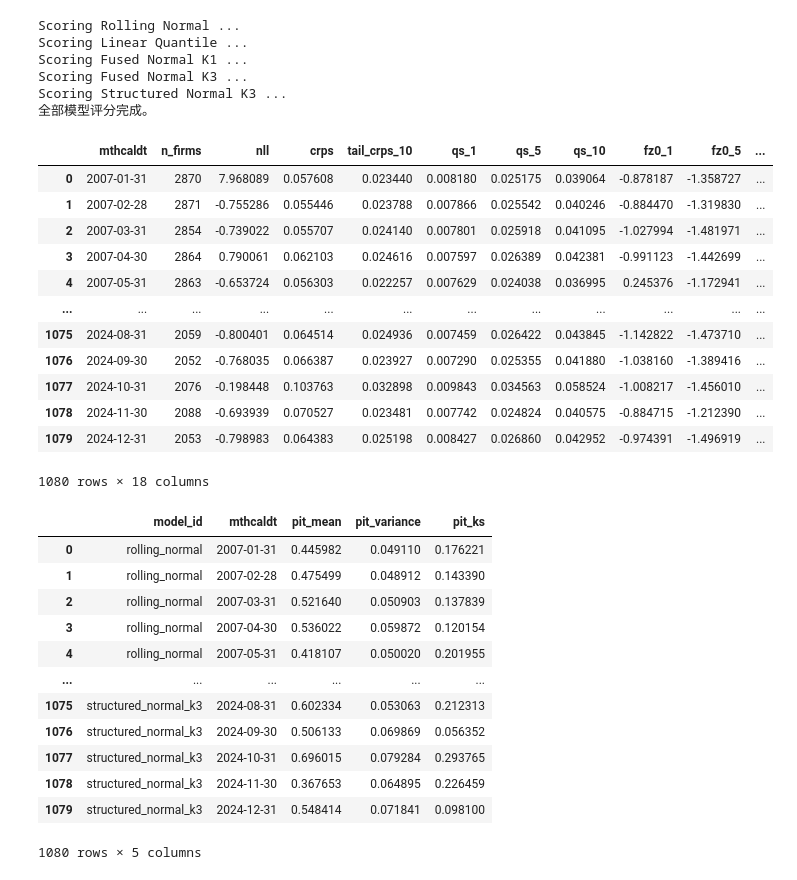
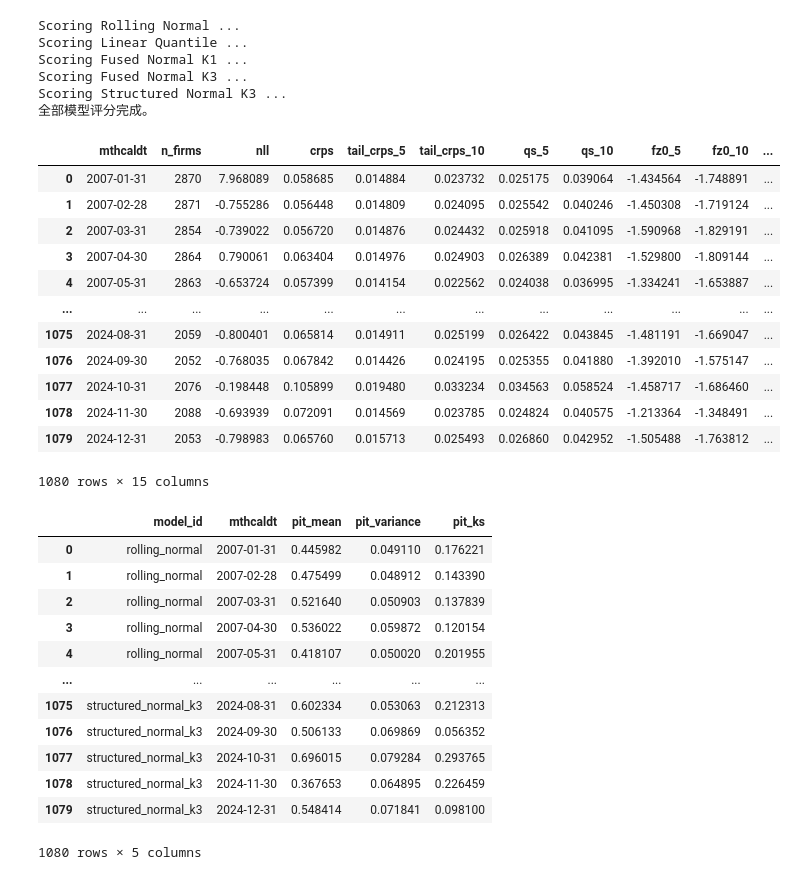
Before and after one commit to damonuc/PricingTailRisk_MDN, a Jupyter notebook: 3Compare_model.ipynb, the cells around one changed output. Saved outputs shown, nothing was run; the diff lists cells and outputs as text; code cells hidden in the pictures.

```diff
--- a/3Compare_model.ipynb
+++ b/3Compare_model.ipynb
@@ -294,16 +321,21 @@ def score_quantile_grid(y, quantiles):
     full_levels = np.r_[0.0, quantile_levels, 1.0]
     full_quantiles = np.column_stack([quantiles[:, 0], quantiles, quantiles[:, -1]])
     crps = 2.0 * trapezoid(pinball_loss(y, full_levels, full_quantiles), full_levels, axis=1)
+    scores = {"crps": crps}
 
-    tail_mask = quantile_levels <= tail_alpha
-    tail_levels = np.r_[0.0, quantile_levels[tail_mask]]
-    tail_quantiles = np.column_stack([quantiles[:, 0], quantiles[:, tail_mask]])
-    tail_crps = 2.0 * trapezoid(pinball_loss(y, tail_levels, tail_quantiles), tail_levels, axis=1) / tail_alpha
+    for alpha in tail_alpha:
+        tail_mask = quantile_levels <= alpha
+        tail_levels = np.r_[0.0, quantile_levels[tail_mask]]
+        tail_quantiles = np.column_stack([
+            quantiles[:, 0], quantiles[:, tail_mask]
+        ])
+        tail_crps = 2.0 * trapezoid(pinball_loss(y, tail_levels, tail_quantiles),tail_levels, axis=1,) / alpha
+        scores[f"tail_crps_{alpha_suffix[alpha]}"] = tail_crps
 
-    scores = {"crps": crps, "tail_crps_10": tail_crps}
     for alpha in alphas:
         position = np.flatnonzero(np.isclose(quantile_levels, alpha))[0]
-        scores[f"qs_{alpha_suffix[alpha]}"] = 2.0 * pinball_loss(y, np.array([alpha]), quantiles[:, [position]])[:, 0]
+        qs = 2.0 * pinball_loss(y, np.array([alpha]), quantiles[:, [position]])[:, 0]
+        scores[f"qs_{alpha_suffix[alpha]}"] = qs
     return scores
 
 
@@ -348,8 +380,8 @@ def mixture_quantiles(levels, pi, mu, sigma):
     return 0.5 * (lower + upper)
 
 
-def fz0_score(y, q, es_loss, alpha, common_valid):
-    e = -np.asarray(es_loss, dtype=float)
+def fz0_score(y, q, es_return, alpha, common_valid):
+    e = np.asarray(es_return, dtype=float)
     score = np.full(len(y), np.nan)
     hit = (y <= q).astype(float)
     score[common_valid] = (
@@ -379,7 +411,7 @@ def load_model(model_id):
     frame = pd.read_parquet(files, columns=columns)
     frame["mthcaldt"] = pd.to_datetime(frame["mthcaldt"])
 
-    return frame.reset_index()
+    return frame.set_index(key_cols).reindex(common_index).reset_index()
 
 
 def score_model(model_id):
@@ -441,18 +473,28 @@ def score_model(model_id):
     for alpha in alphas:
         suffix = alpha_suffix[alpha]
         q = frame[f"var_{suffix}"].to_numpy(dtype=float)
-        es_loss = frame[f"es_{suffix}"].to_numpy(dtype=float)
+        es_return = frame[f"es_{suffix}"].to_numpy(dtype=float)
         output[f"coverage_{suffix}"] = (y <= q).astype(float)
-        output[f"fz0_{suffix}"] = fz0_score(y, q, es_loss, alpha, fz_common_masks[alpha])
+        output[f"fz0_{suffix}"] = fz0_score(y, q, es_return, alpha, fz_common_masks[alpha])
 
     return output, {"model_id": model_id, **quantile_differences}
 # %%
 # ==========================================
 # 6. 逐个模型评分，并立即聚合到月度层
 # ==========================================
-loss_columns = ["nll", "crps", "tail_crps_10", "qs_1", "qs_5", "qs_10", "fz0_1", "fz0_5", "fz0_10"]
-coverage_columns = ["coverage_1", "coverage_5", "coverage_10"]
+# 基础静态列
+loss_columns = ["nll", "crps"]
+# 动态扩展各个指标基于 alpha 的列
+loss_columns += [f"tail_crps_{alpha_suffix[a]}" for a in alphas]
+loss_columns += [f"qs_{alpha_suffix[a]}" for a in alphas]
+loss_columns += [f"fz0_{alpha_suffix[a]}" for a in alphas]
+
+coverage_columns = [f"coverage_{alpha_suffix[a]}" for a in alphas]
+fz0_columns = [f"fz0_{alpha_suffix[a]}" for a in alphas]
 monthly_parts, pit_parts, pit_hist_parts, quantile_checks = [], [], [], []
+
+# model_order=["structured_normal_k3"]
+
 
 for model_id in model_order:
     print(f"Scoring {model_labels[model_id]} ...")
@@ -462,7 +504,7 @@ for model_id in model_order:
     monthly = row_scores.groupby("mthcaldt", as_index=False).agg(
         n_firms=("permno", "size"),
         **{column: (column, "mean") for column in loss_columns + coverage_columns},
-        **{f"n_{column}": (column, "count") for column in ["fz0_1", "fz0_5", "fz0_10"]},
+        **{f"n_{column}": (column, "count") for column in fz0_columns},
     )
     monthly["model_id"] = model_id
     monthly_parts.append(monthly)
@@ -481,46 +523,46 @@ for model_id in model_order:
         "model_id": model_id, "pit_bin": np.arange(10), "frequency": month_bins.mean(axis=0).to_numpy(),
     }))
 
     if save_row_scores:
         row_scores.to_parquet(result_dir / f"row_scores_{model_id}_{timestamp}.parquet", index=False)
 
     del row_scores, monthly, month_bins
     gc.collect()
 
 monthly_scores = pd.concat(monthly_parts, ignore_index=True)
 monthly_pit = pd.DataFrame(pit_parts)
 pit_histogram = pd.concat(pit_hist_parts, ignore_index=True)
 quantile_check_table = pd.DataFrame(quantile_checks).set_index("model_id").reindex(model_order)
 
 print("全部模型评分完成。")
 display(monthly_scores)
 display(monthly_pit)
 display(pit_histogram)
 display(quantile_check_table)
 monthly_scores.to_parquet(result_dir / f"monthly_scores_{timestamp}.parquet", index=False)
 monthly_pit.to_parquet(result_dir / f"monthly_pit_{timestamp}.parquet", index=False)
 pit_histogram.to_parquet(result_dir / f"pit_histogram_{timestamp}.parquet", index=False)
 quantile_check_table.reset_index().to_parquet(result_dir / f"quantile_check_table_{timestamp}.parquet", index=False)
 # %% [output]
 Scoring Rolling Normal ...
 Scoring Linear Quantile ...
 Scoring Fused Normal K1 ...
 Scoring Fused Normal K3 ...
 Scoring Structured Normal K3 ...
 全部模型评分完成。
-|  | mthcaldt | n_firms | nll | crps | tail_crps_10 | qs_1 | qs_5 | qs_10 | fz0_1 | fz0_5 | ... |
-| 0 | 2007-01-31 | 2870 | 7.968089 | 0.057608 | 0.023440 | 0.008180 | 0.025175 | 0.039064 | -0.878187 | -1.358727 | ... |
-| 1 | 2007-02-28 | 2871 | -0.755286 | 0.055446 | 0.023788 | 0.007866 | 0.025542 | 0.040246 | -0.884470 | -1.319830 | ... |
-| 2 | 2007-03-31 | 2854 | -0.739022 | 0.055707 | 0.024140 | 0.007801 | 0.025918 | 0.041095 | -1.027994 | -1.481971 | ... |
-| 3 | 2007-04-30 | 2864 | 0.790061 | 0.062103 | 0.024616 | 0.007597 | 0.026389 | 0.042381 | -0.991123 | -1.442699 | ... |
-| 4 | 2007-05-31 | 2863 | -0.653724 | 0.056303 | 0.022257 | 0.007629 | 0.024038 | 0.036995 | 0.245376 | -1.172941 | ... |
+|  | mthcaldt | n_firms | nll | crps | tail_crps_5 | tail_crps_10 | qs_5 | qs_10 | fz0_5 | fz0_10 | ... |
+| 0 | 2007-01-31 | 2870 | 7.968089 | 0.058685 | 0.014884 | 0.023732 | 0.025175 | 0.039064 | -1.434564 | -1.748891 | ... |
+| 1 | 2007-02-28 | 2871 | -0.755286 | 0.056448 | 0.014809 | 0.024095 | 0.025542 | 0.040246 | -1.450308 | -1.719124 | ... |
+| 2 | 2007-03-31 | 2854 | -0.739022 | 0.056720 | 0.014876 | 0.024432 | 0.025918 | 0.041095 | -1.590968 | -1.829191 | ... |
+| 3 | 2007-04-30 | 2864 | 0.790061 | 0.063404 | 0.014976 | 0.024903 | 0.026389 | 0.042381 | -1.529800 | -1.809144 | ... |
+| 4 | 2007-05-31 | 2863 | -0.653724 | 0.057399 | 0.014154 | 0.022562 | 0.024038 | 0.036995 | -1.334241 | -1.653887 | ... |
 | ... | ... | ... | ... | ... | ... | ... | ... | ... | ... | ... | ... |
-| 1075 | 2024-08-31 | 2059 | -0.800401 | 0.064514 | 0.024936 | 0.007459 | 0.026422 | 0.043845 | -1.142822 | -1.473710 | ... |
-| 1076 | 2024-09-30 | 2052 | -0.768035 | 0.066387 | 0.023927 | 0.007290 | 0.025355 | 0.041880 | -1.038160 | -1.389416 | ... |
-| 1077 | 2024-10-31 | 2076 | -0.198448 | 0.103763 | 0.032898 | 0.009843 | 0.034563 | 0.058524 | -1.008217 | -1.456010 | ... |
-| 1078 | 2024-11-30 | 2088 | -0.693939 | 0.070527 | 0.023481 | 0.007742 | 0.024824 | 0.040575 | -0.884715 | -1.212390 | ... |
-| 1079 | 2024-12-31 | 2053 | -0.798983 | 0.064383 | 0.025198 | 0.008427 | 0.026860 | 0.042952 | -0.974391 | -1.496919 | ... |
+| 1075 | 2024-08-31 | 2059 | -0.800401 | 0.065814 | 0.014911 | 0.025199 | 0.026422 | 0.043845 | -1.481191 | -1.669047 | ... |
+| 1076 | 2024-09-30 | 2052 | -0.768035 | 0.067842 | 0.014426 | 0.024195 | 0.025355 | 0.041880 | -1.392010 | -1.575147 | ... |
+| 1077 | 2024-10-31 | 2076 | -0.198448 | 0.105899 | 0.019480 | 0.033234 | 0.034563 | 0.058524 | -1.458717 | -1.686460 | ... |
+| 1078 | 2024-11-30 | 2088 | -0.693939 | 0.072091 | 0.014569 | 0.023785 | 0.024824 | 0.040575 | -1.213364 | -1.348491 | ... |
+| 1079 | 2024-12-31 | 2053 | -0.798983 | 0.065760 | 0.015713 | 0.025493 | 0.026860 | 0.042952 | -1.505488 | -1.763812 | ... |
-1080 rows × 18 columns
+1080 rows × 15 columns
 |  | model_id | mthcaldt | pit_mean | pit_variance | pit_ks |
 | 0 | rolling_normal | 2007-01-31 | 0.445982 | 0.049110 | 0.176221 |
 | 1 | rolling_normal | 2007-02-28 | 0.475499 | 0.048912 | 0.143390 |
```
Also changed, not shown: parts of 26 cells of this notebook, 5 other files.
